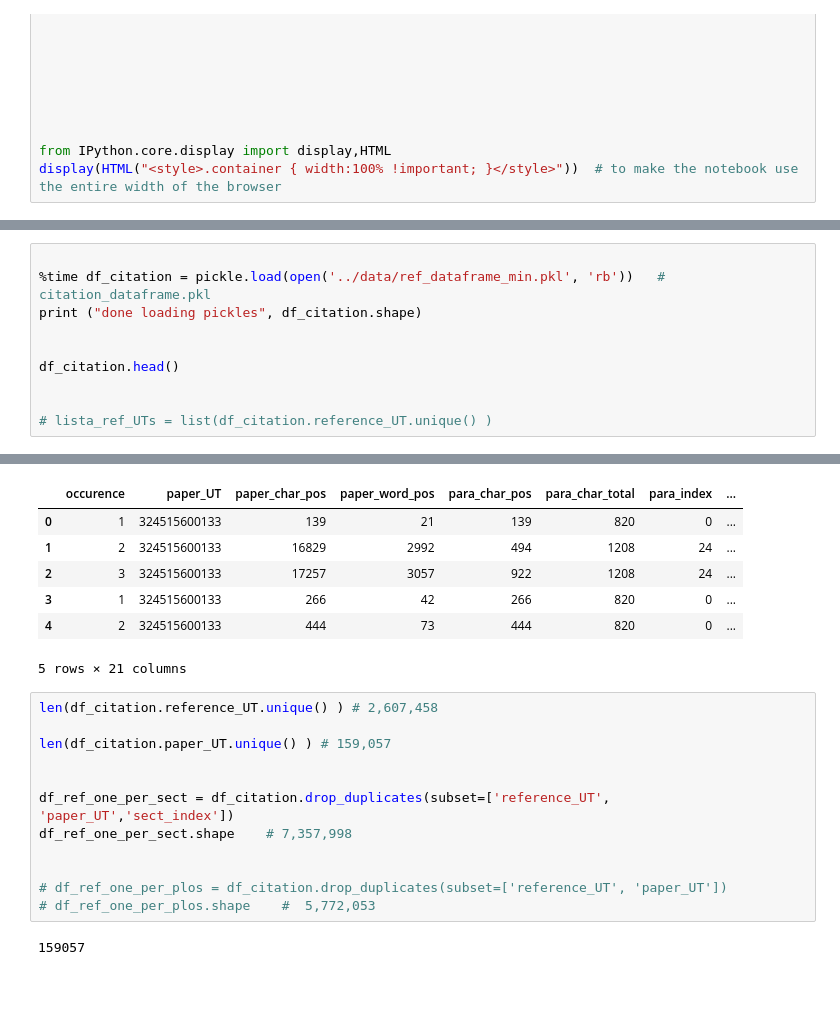
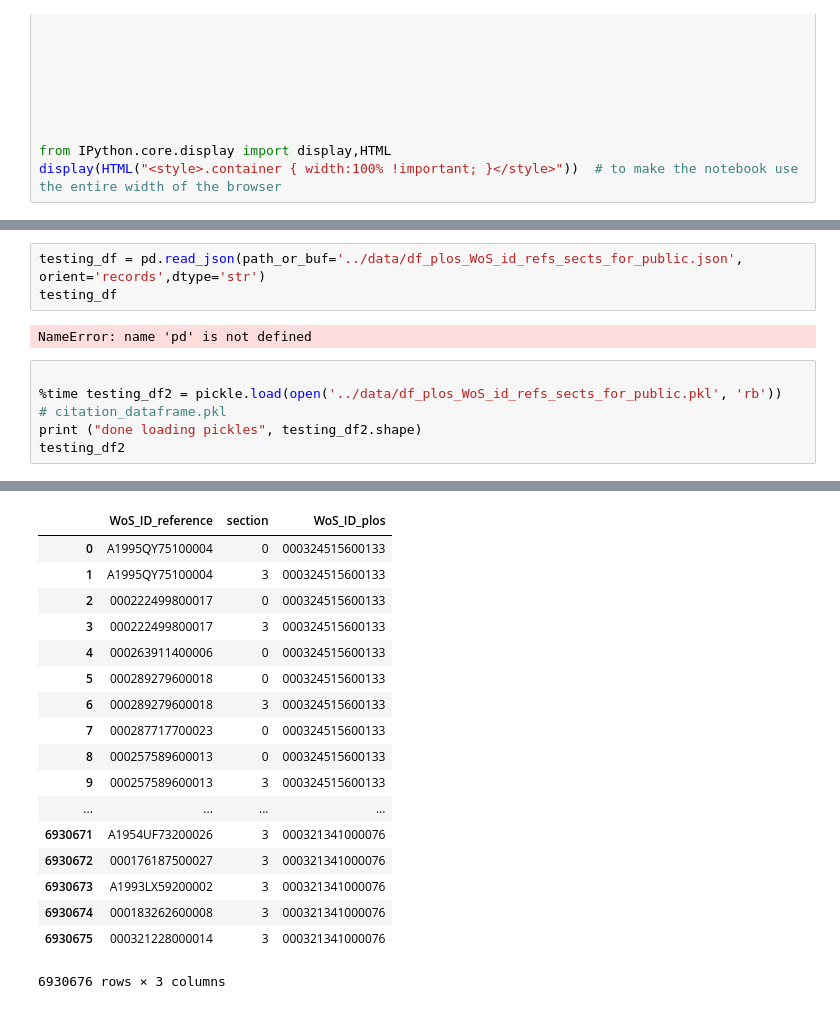
Before and after one commit to juliettapc/my_In_text_citations, a Jupyter notebook: dump_data_ref_to_json.ipynb, the cells around one changed output, grey strips where cells are left out. Saved outputs shown, nothing was run; the diff lists cells and outputs as text.

Commit message:
ready json files

```diff
--- a/dump_data_ref_to_json.ipynb
+++ b/dump_data_ref_to_json.ipynb
@@ -37,11 +174,11 @@ display(HTML("<style>.container { width:100% !important; }</style>"))  # to make
+# %%
+testing_df = pd.read_json(path_or_buf='../data/df_plos_WoS_id_refs_sects_for_public.json', orient='records',dtype='str')
+testing_df
+# %% [output]
+NameError: name 'pd' is not defined
 # %%
 
-%time df_citation = pickle.load(open('../data/ref_dataframe_min.pkl', 'rb'))   # citation_dataframe.pkl
-print ("done loading pickles", df_citation.shape)
-
-
-df_citation.head()
-
-
-# lista_ref_UTs = list(df_citation.reference_UT.unique() )
+%time testing_df2 = pickle.load(open('../data/df_plos_WoS_id_refs_sects_for_public.pkl', 'rb'))   # citation_dataframe.pkl
+print ("done loading pickles", testing_df2.shape)
+testing_df2
 # %% [output]
@@ -51,21 +188,18 @@ done loading pickles (10848620, 21)
-|  | occurence | paper_UT | paper_char_pos | paper_word_pos | para_char_pos | para_char_total | para_index | ... |
-| 0 | 1 | 324515600133 | 139 | 21 | 139 | 820 | 0 | ... |
-| 1 | 2 | 324515600133 | 16829 | 2992 | 494 | 1208 | 24 | ... |
-| 2 | 3 | 324515600133 | 17257 | 3057 | 922 | 1208 | 24 | ... |
-| 3 | 1 | 324515600133 | 266 | 42 | 266 | 820 | 0 | ... |
-| 4 | 2 | 324515600133 | 444 | 73 | 444 | 820 | 0 | ... |
+|  | WoS_ID_reference | section | WoS_ID_plos |
+| 0 | A1995QY75100004 | 0 | 000324515600133 |
+| 1 | A1995QY75100004 | 3 | 000324515600133 |
+| 2 | 000222499800017 | 0 | 000324515600133 |
+| 3 | 000222499800017 | 3 | 000324515600133 |
+| 4 | 000263911400006 | 0 | 000324515600133 |
+| 5 | 000289279600018 | 0 | 000324515600133 |
+| 6 | 000289279600018 | 3 | 000324515600133 |
+| 7 | 000287717700023 | 0 | 000324515600133 |
+| 8 | 000257589600013 | 0 | 000324515600133 |
+| 9 | 000257589600013 | 3 | 000324515600133 |
+| ... | ... | ... | ... |
+| 6930671 | A1954UF73200026 | 3 | 000321341000076 |
+| 6930672 | 000176187500027 | 3 | 000321341000076 |
+| 6930673 | A1993LX59200002 | 3 | 000321341000076 |
+| 6930674 | 000183262600008 | 3 | 000321341000076 |
+| 6930675 | 000321228000014 | 3 | 000321341000076 |
-5 rows × 21 columns
+6930676 rows × 3 columns
-# %%
-len(df_citation.reference_UT.unique() ) # 2,607,458
-
-len(df_citation.paper_UT.unique() ) # 159,057
-
-
-df_ref_one_per_sect = df_citation.drop_duplicates(subset=['reference_UT', 'paper_UT','sect_index'])
-df_ref_one_per_sect.shape    # 7,357,998
-
-
-# df_ref_one_per_plos = df_citation.drop_duplicates(subset=['reference_UT', 'paper_UT'])
-# df_ref_one_per_plos.shape    #  5,772,053
-# %% [output]
-159057
```
Also changed, not shown: parts of 11 cells of this notebook, 2 other files.
